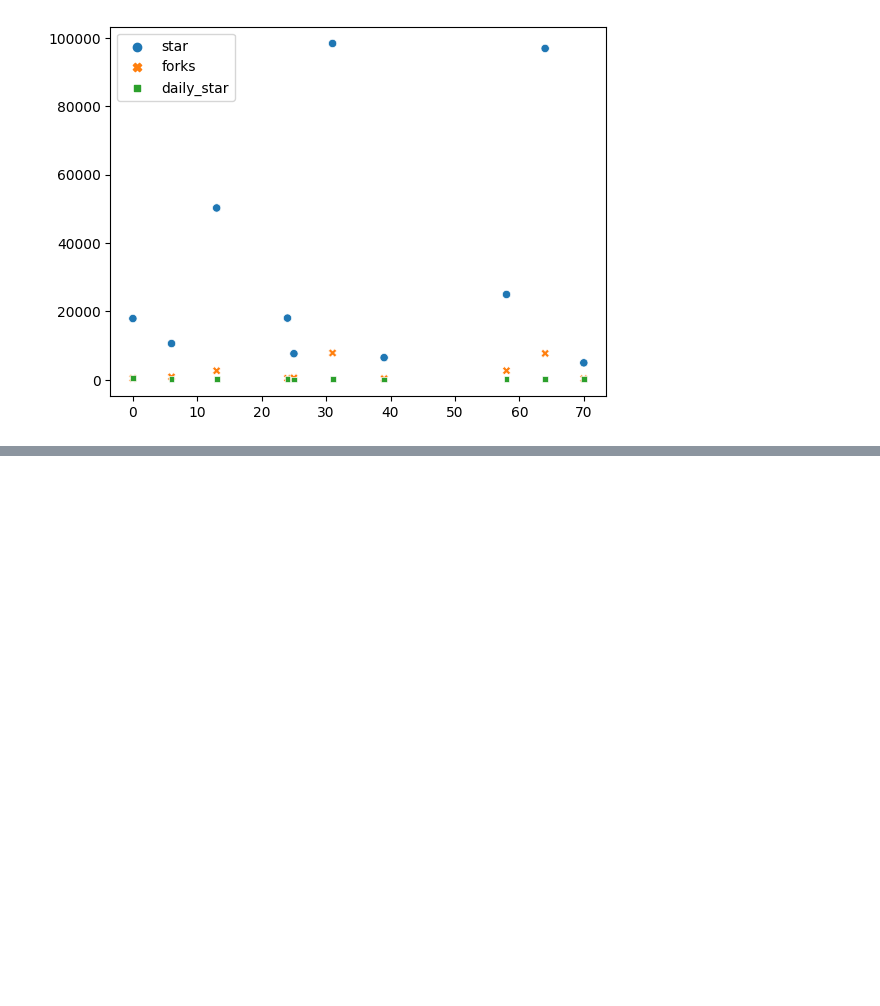
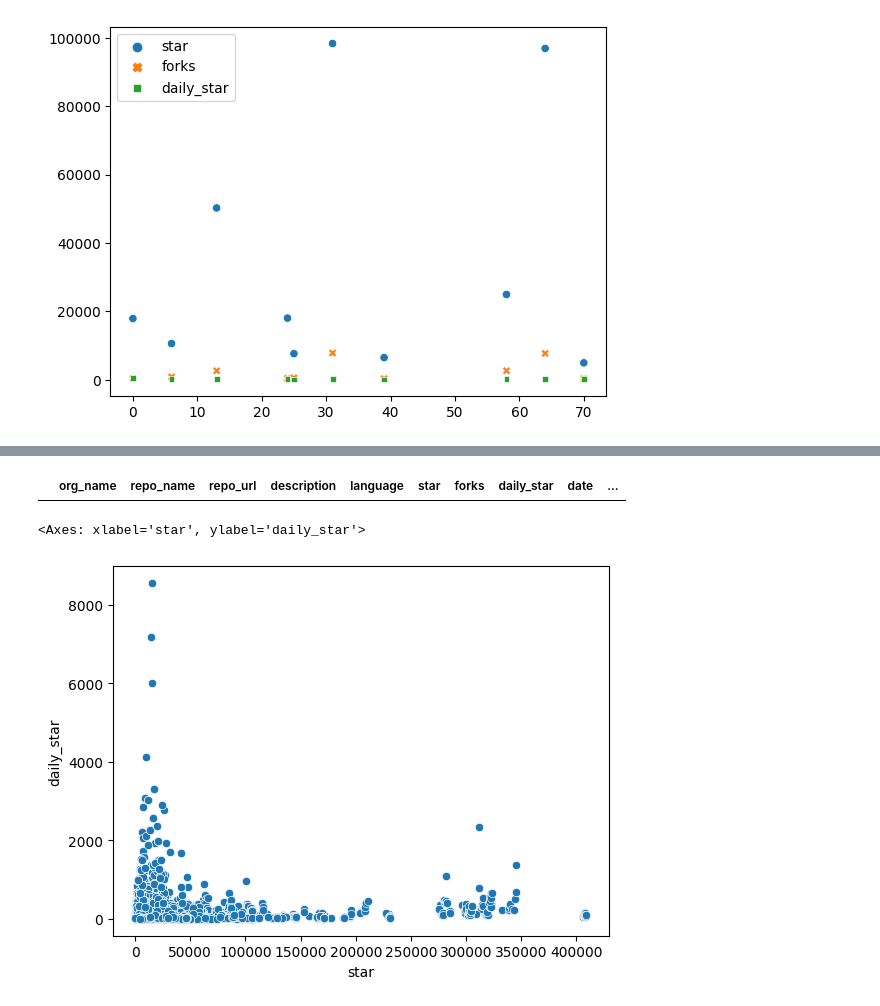
Before and after one commit to jin-raii/netflix-clone, a Jupyter notebook: trending_git.ipynb, the cells around one changed output, grey strips where cells are left out. Drawn from its saved outputs; the diff is of its cells as text; code cells hidden in the pictures; blank space fills up the shorter version.

```diff
--- a/trending_git.ipynb
+++ b/trending_git.ipynb
@@ -472,0 +473,9 @@ sns.countplot(data=popular_daily_star, y='language')
+# %%
+lan_col
+# %% [output]
+|  | org_name | repo_name | repo_url | description | language | star | forks | daily_star | date | ... |
+# %%
+sns.scatterplot(data=duplicate_df, x='star', y='daily_star')
+# %% [output]
+<Axes: xlabel='star', ylabel='daily_star'>
+[figure, added]
```
Also changed, not shown: parts of 21 cells of this notebook.
